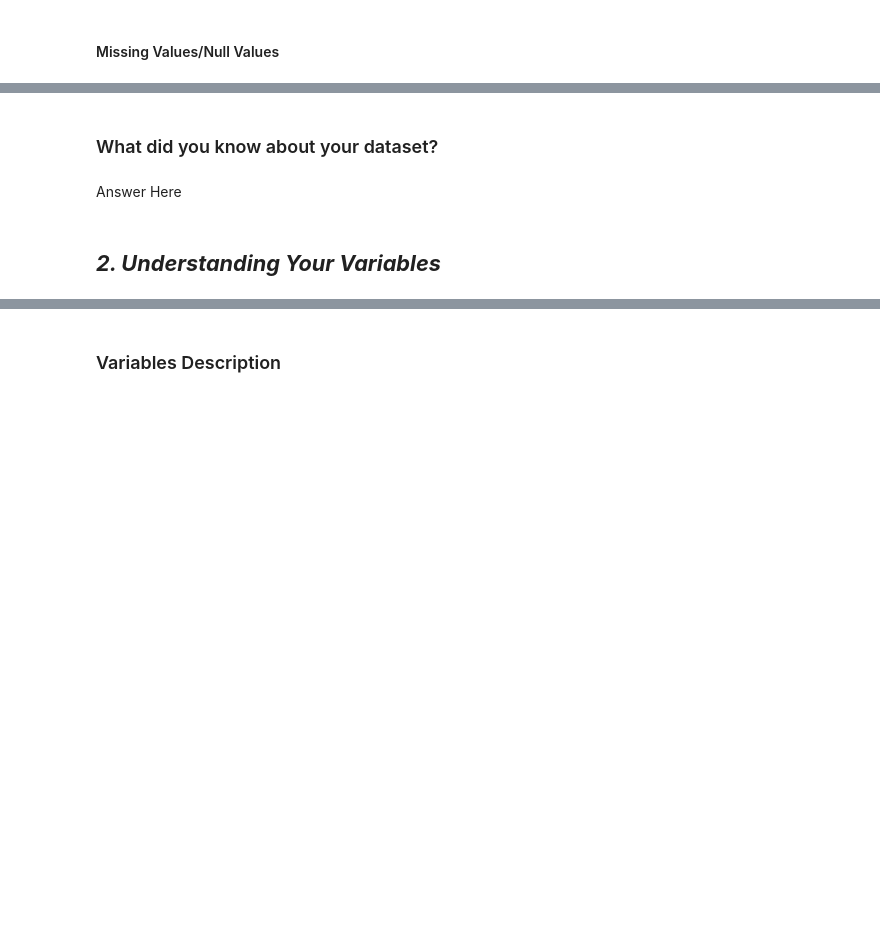
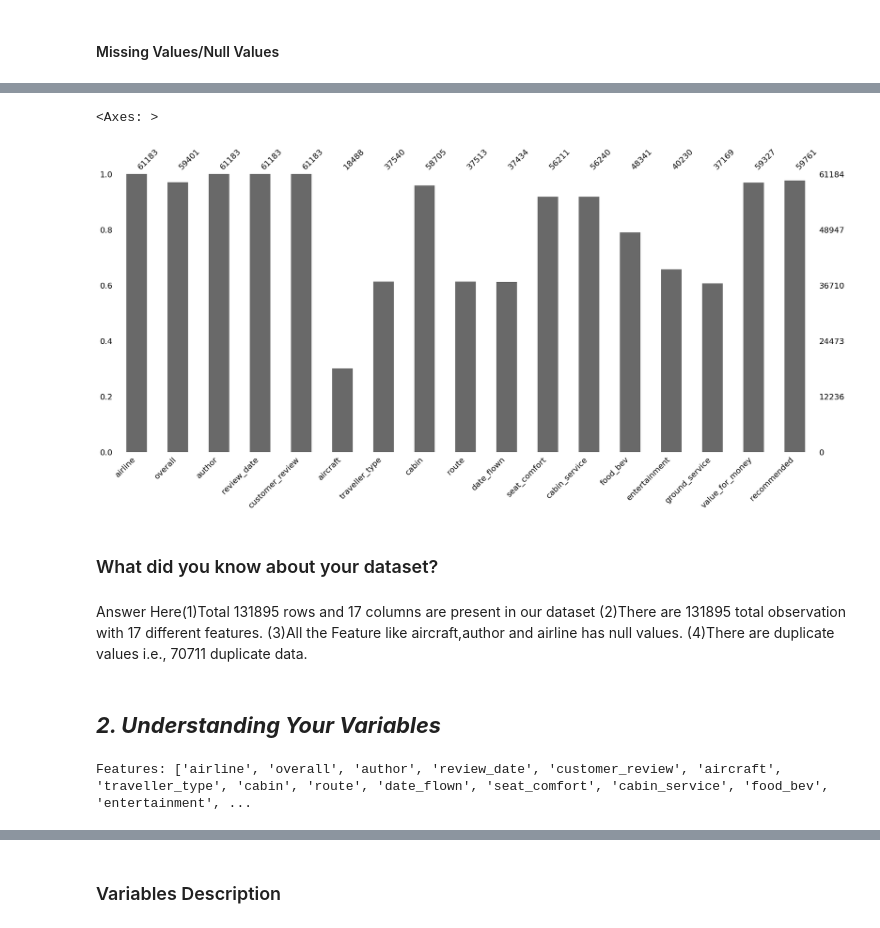
Before and after one commit to Ashwanipathak1/Airline-Paasenger-Referral-Prediction, a Jupyter notebook: module_6_ml.ipynb, the cells around one changed output, grey strips where cells are left out. Saved outputs shown, nothing was run; the diff lists cells and outputs as text; code cells hidden in the pictures; blank space fills up the shorter version.

```diff
--- a/module_6_ml.ipynb
+++ b/module_6_ml.ipynb
@@ -88,3 +122,7 @@ M - Multivariate Analysis
+# %%
+# Load Dataset
+
+airline_df = pd.read_excel('/content/drive/MyDrive/data_airline_review.xlsx')
 # %% [markdown]
 ### Dataset First View
 # %%
@@ -103,0 +197,3 @@ M - Multivariate Analysis
+# %%
+#droping the null values
+airline_df.drop_duplicates(inplace = True)
@@ -108,12 +229,22 @@ M - Multivariate Analysis
 # %%
 # Visualizing the missing values
+msno.bar(airline_df)
+# %% [output]
+<Axes: >
+[figure, added]
 # %% [markdown]
 ### What did you know about your dataset?
-# %% [markdown]
-Answer Here
+# %% [markdown]
+Answer Here(1)Total 131895 rows and 17 columns are present in our dataset
+(2)There are 131895 total observation with 17 different features.
+(3)All the Feature like aircraft,author and airline has null values.
+(4)There are duplicate values i.e., 70711 duplicate data.
 # %% [markdown]
 ## ***2. Understanding Your Variables***
 # %%
 # Dataset Columns
+print(f'Features: {airline_df.columns.to_list()}')
+# %% [output]
+Features: ['airline', 'overall', 'author', 'review_date', 'customer_review', 'aircraft', 'traveller_type', 'cabin', 'route', 'date_flown', 'seat_comfort', 'cabin_service', 'food_bev', 'entertainment', ...
 # %%
 # Dataset Describe
```
Also changed, not shown: parts of 359 cells of this notebook.
